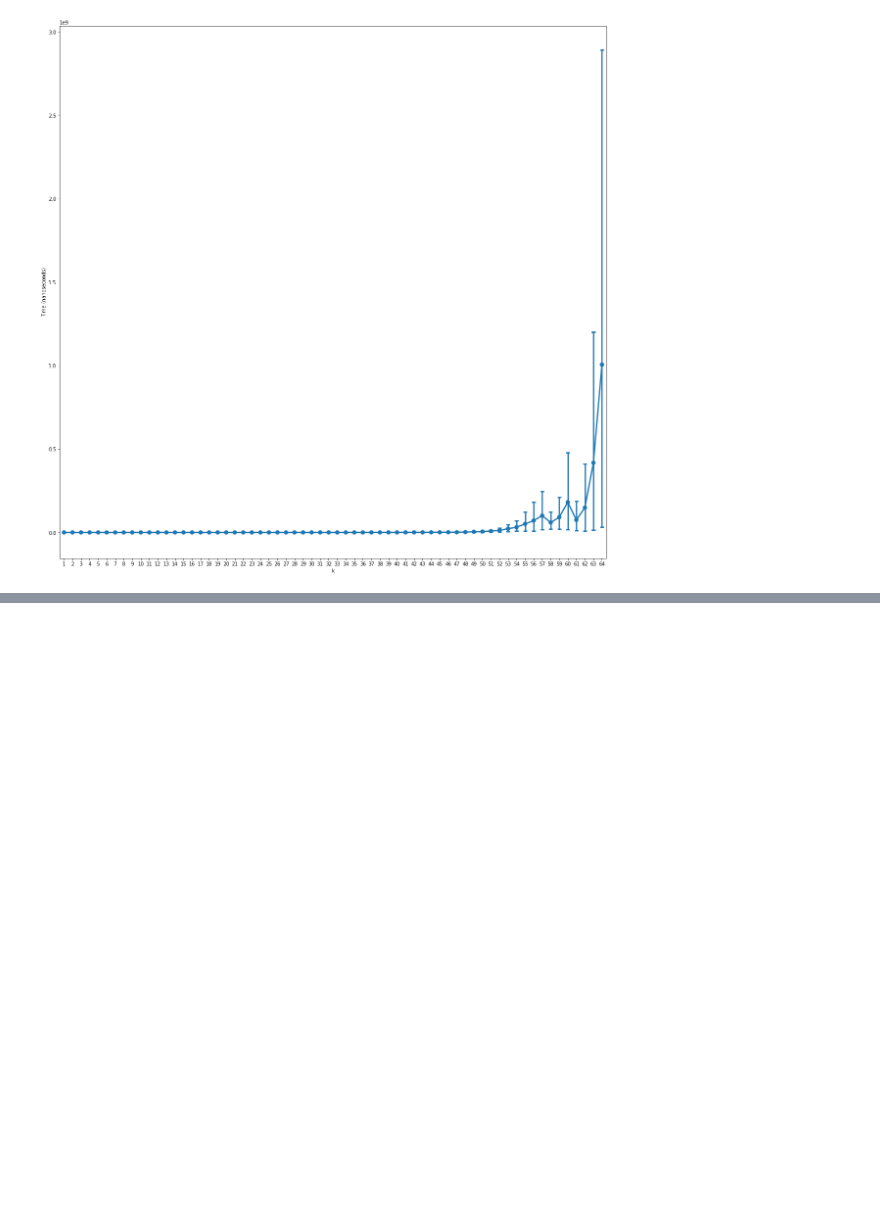
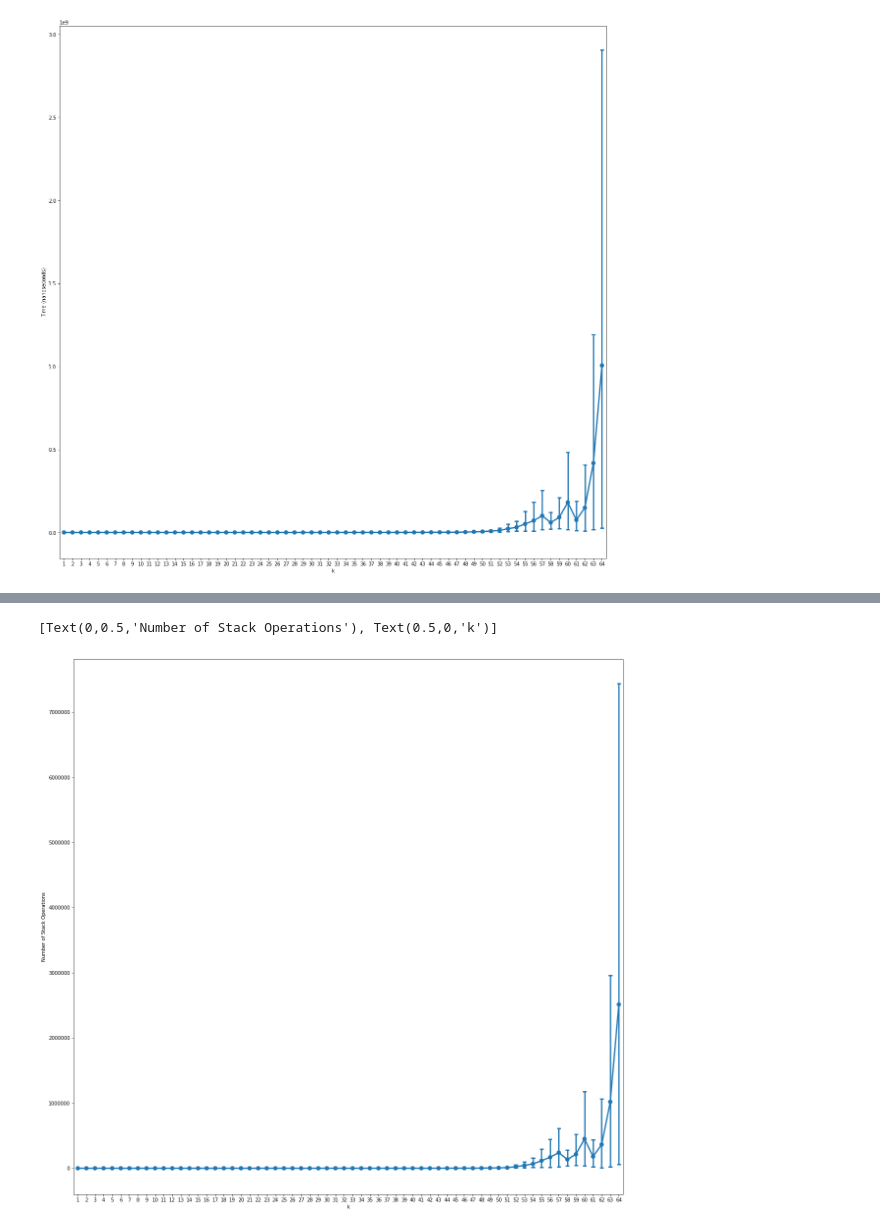
Before and after one commit to arcticNeemie/schoolwork, a Jupyter notebook: COMS/Year 3/AAA/Sudoku/Sudoku Graph.ipynb, the cells around one changed output, grey strips where cells are left out. Saved outputs shown, nothing was run; the diff lists cells and outputs as text; code cells hidden in the pictures; blank space fills up the shorter version.

Commit message:
Sudoku - experiment 2 and a (failed) attempt at graph-fitting

```diff
--- a/COMS/Year 3/AAA/Sudoku/Sudoku Graph.ipynb
+++ b/COMS/Year 3/AAA/Sudoku/Sudoku Graph.ipynb
@@ -51,0 +39,4 @@ Length: 3199, dtype: int64
+# %%
+Exp2 = pd.read_csv('experiment2.csv', encoding = "ISO-8859-1")
+
+Exp2.info()
@@ -51,0 +51,7 @@ Length: 3199, dtype: int64
+# %%
+fig = plt.figure(figsize=(20,20))
+ax = sns.pointplot(x='input',y='time',data=Exp2,capsize=0.3)
+ax.set(xlabel='k',ylabel='Number of Stack Operations')
+# %% [output]
+[Text(0,0.5,'Number of Stack Operations'), Text(0.5,0,'k')]
+[figure, added]
```
Also changed, not shown: parts of 9 cells of this notebook, 3 other files.
